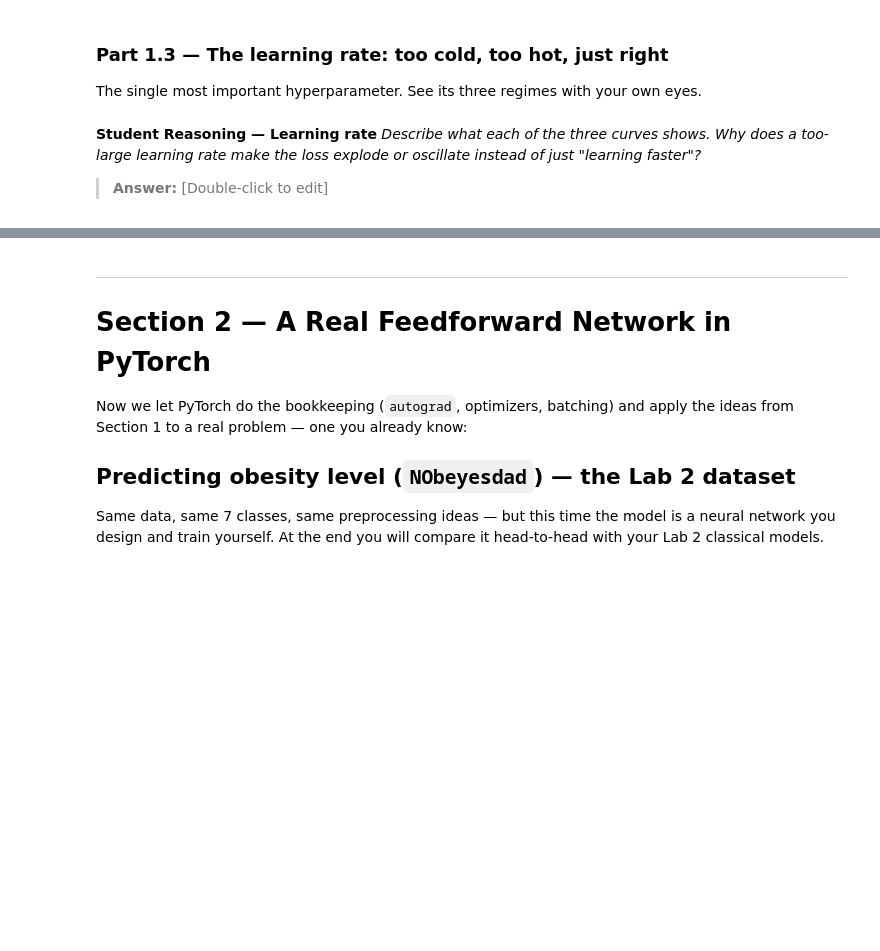
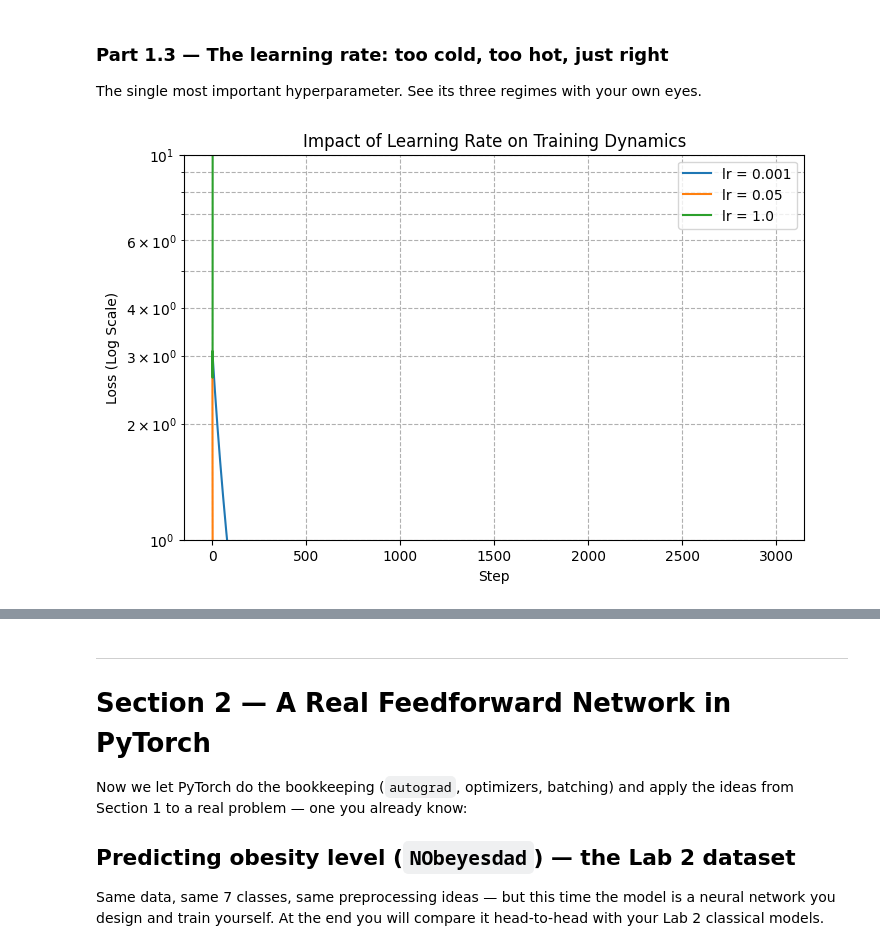
Before and after one commit to KateuleOrion/lab-3, a Jupyter notebook: Lab_3.ipynb, the cells around one changed output, grey strips where cells are left out. Cells and saved outputs as stored; diff of their text form; code cells hidden in the pictures; blank space fills up the shorter version.

```diff
--- a/Lab_3.ipynb
+++ b/Lab_3.ipynb
@@ -193,6 +243,66 @@ The single most important hyperparameter. See its three regimes with your own ey
-# %% [markdown]
-**Student Reasoning — Learning rate**
-*Describe what each of the three curves shows. Why does a too-large learning rate make the
-loss explode or oscillate instead of just "learning faster"?*
-
-> **Answer:** [Double-click to edit]
+# %%
+
+# TODO: Wrap your Part 1.2 training loop in a function train_toy(lr, steps=3000)
+#   that returns the list of losses.
+
+def train_toy(lr, steps=3000):
+    # Reset seed for consistent initial weights
+    np.random.seed(42)
+    X_mat = x.reshape(-1, 1)
+    Y_mat = y.reshape(-1, 1)
+
+    W1 = np.random.randn(1, 8) * 0.5
+    b1 = np.zeros((1, 8))
+    W2 = np.random.randn(8, 1) * 0.5
+    b2 = np.zeros((1, 1))
+
+    history = []
+
+
+    for _ in range(steps):
+        # Forward
+        z1 = X_mat @ W1 + b1
+        h = np.tanh(z1)
+        y_hat = h @ W2 + b2
+        loss = np.mean((y_hat - Y_mat) ** 2)
+        history.append(loss)
+
+        # Backward
+        d_yhat = 2 * (y_hat - Y_mat) / len(Y_mat)
+        dW2 = h.T @ d_yhat
+        db2 = d_yhat.sum(axis=0, keepdims=True)
+        dh = d_yhat @ W2.T
+        dz1 = dh * (1 - np.tanh(z1) ** 2)
+        dW1 = X_mat.T @ dz1
+        db1 = dz1.sum(axis=0, keepdims=True)
+
+        # Update
+        W1 -= lr * dW1
+        b1 -= lr * db1
+        W2 -= lr * dW2
+        b2 -= lr * db2
+
+    return history
+
+# Run experiments across three learning rates
+lrs = [0.001, 0.05, 1.0]
+plt.figure(figsize=(8, 5))
+
+for learning_rate in lrs:
+    loss_hist = train_toy(learning_rate)
+    plt.plot(loss_hist, label=f"lr = {learning_rate}")
+
+plt.yscale('log')
+plt.xlabel("Step")
+plt.ylabel("Loss (Log Scale)")
+plt.title("Impact of Learning Rate on Training Dynamics")
+plt.legend()
+plt.grid(True, which="both", ls="--")
+plt.show()
+
+# TODO: Run it with THREE learning rates, e.g. lr = 0.001, 0.05, 1.0
+#   (keep the same initial weights for a fair comparison — reset the seed).
+
+# TODO: Plot the three loss curves on the same axes (log scale on y helps), with a legend.
+# %% [output]
+[figure, added]
```
Also changed, not shown: parts of 23 cells of this notebook.
